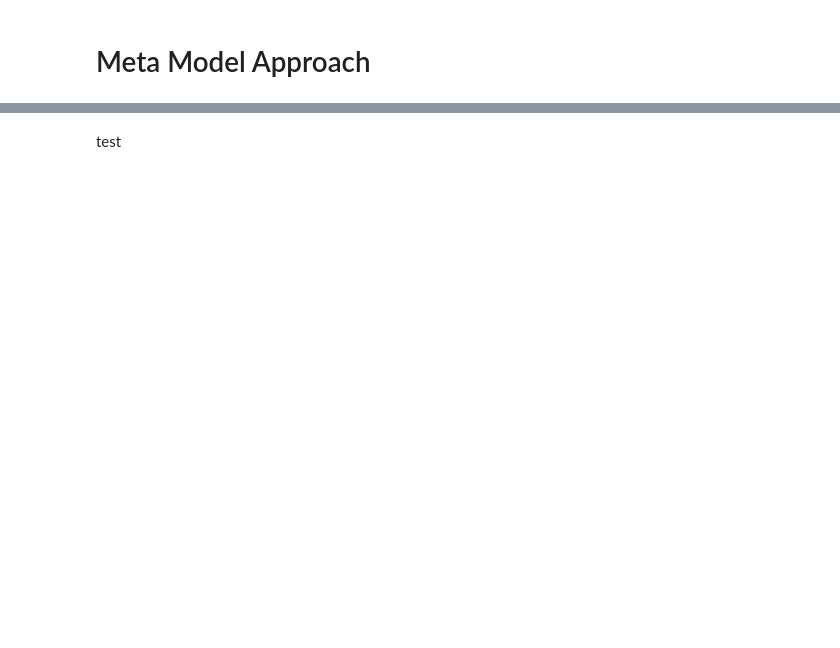
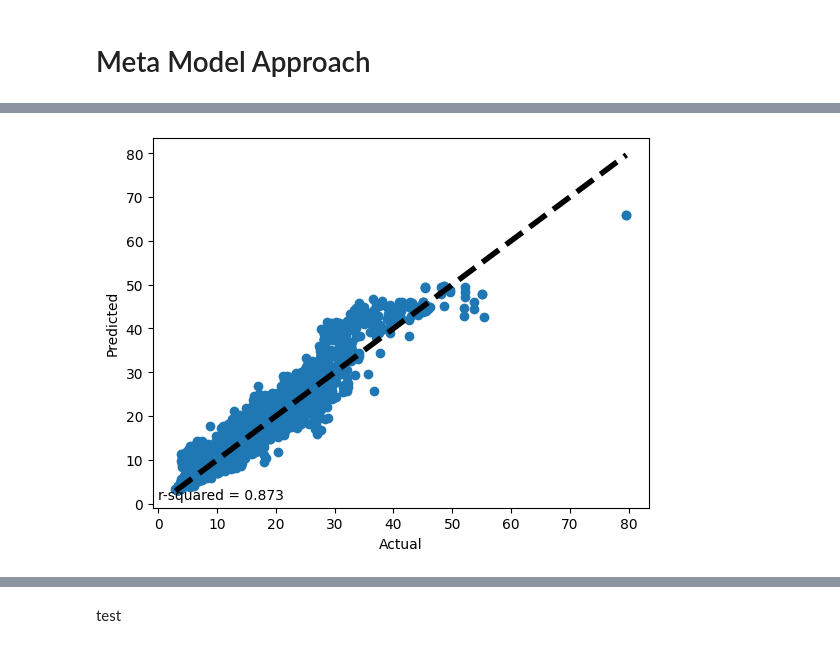
Before and after one commit to MayerT1/Forest_Structure_Function_Module, a Jupyter notebook: Meta_model_approach.ipynb, the cells around one changed output, grey strips where cells are left out. Saved outputs shown, nothing was run; the diff lists cells and outputs as text; code cells hidden in the pictures; blank space fills up the shorter version.

```diff
--- a/Meta_model_approach.ipynb
+++ b/Meta_model_approach.ipynb
@@ -490,0 +828,12 @@ plt.show()
+# %%
+fig, ax = plt.subplots()
+ax.scatter(y_train, y_train_pred_stack)
+ax.plot([y_train.min(), y_train.max()], [y_train.min(), y_train.max()], 'k--', lw=4)
+ax.set_xlabel('Actual')
+ax.set_ylabel('Predicted')
+# #regression line
+
+plt.annotate("r-squared = {:.3f}".format(r2_score(y_train, y_train_pred_stack)), (0, 1))
+plt.show()
+# %% [output]
+[figure, added]
```
Also changed, not shown: parts of 37 cells of this notebook.
